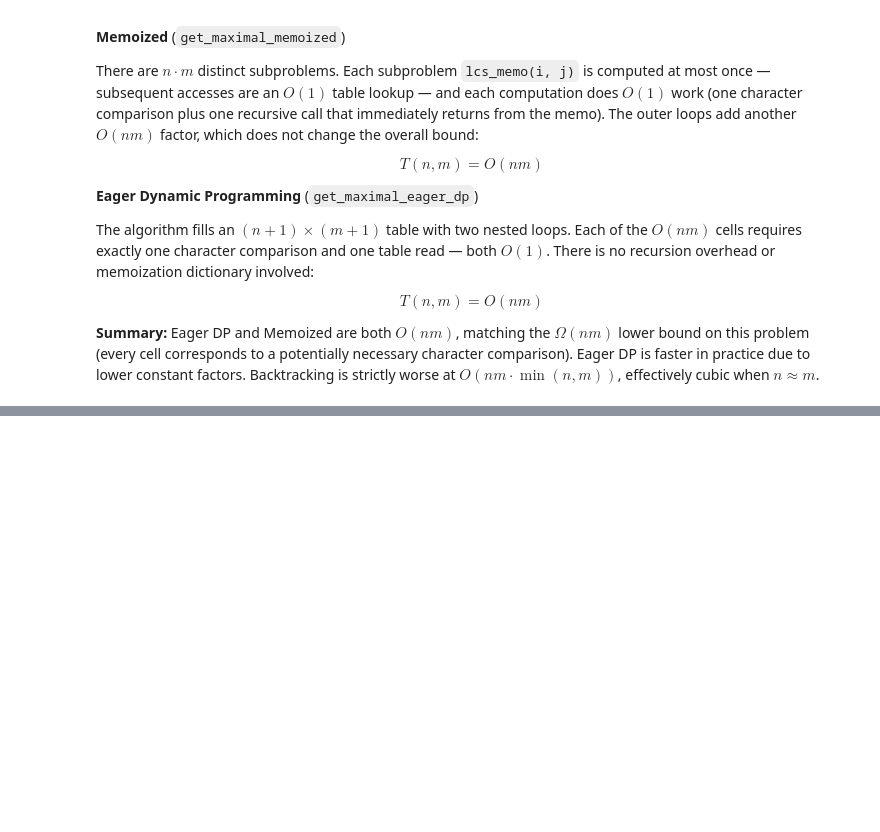
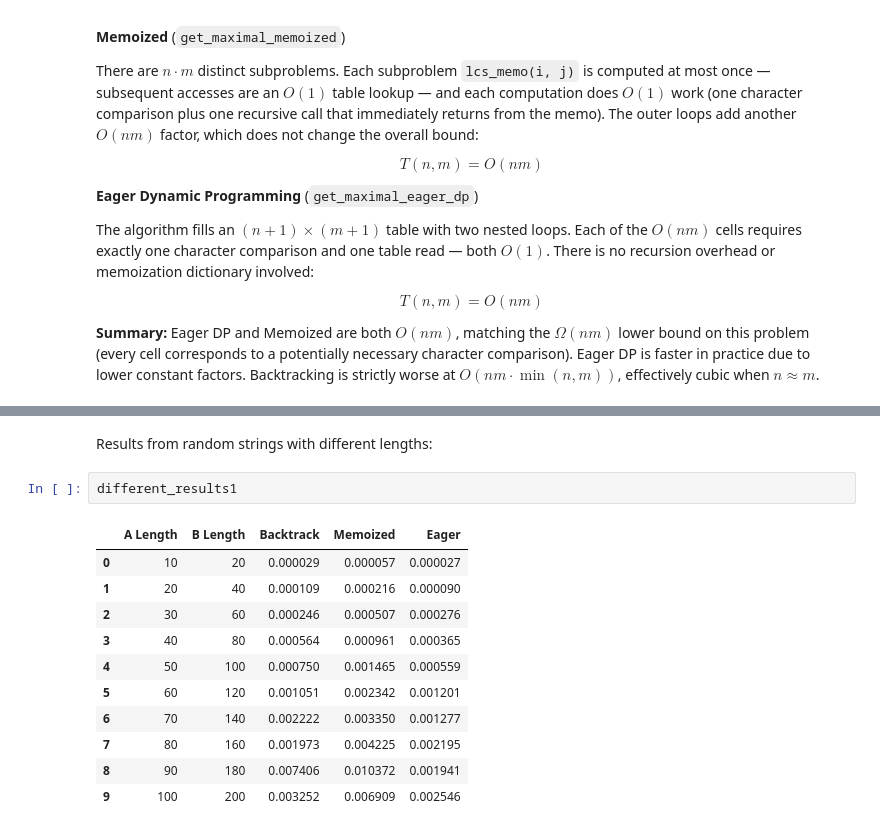
Before and after one commit to Schoenfeldsa/Algorithms_Project_3, a Jupyter notebook: program3.ipynb, the cells around one changed output, grey strips where cells are left out. Drawn from its saved outputs; the diff is of its cells as text; blank space fills up the shorter version.

```diff
--- a/program3.ipynb
+++ b/program3.ipynb
@@ -186,0 +300,16 @@ of your algorithm grows more slowly than the brute-force approach, this may indi
+# %% [markdown]
+Results from random strings with different lengths:
+# %%
+different_results1
+# %% [output]
+|  | A Length | B Length | Backtrack | Memoized | Eager |
+| 0 | 10 | 20 | 0.000029 | 0.000057 | 0.000027 |
+| 1 | 20 | 40 | 0.000109 | 0.000216 | 0.000090 |
+| 2 | 30 | 60 | 0.000246 | 0.000507 | 0.000276 |
+| 3 | 40 | 80 | 0.000564 | 0.000961 | 0.000365 |
+| 4 | 50 | 100 | 0.000750 | 0.001465 | 0.000559 |
+| 5 | 60 | 120 | 0.001051 | 0.002342 | 0.001201 |
+| 6 | 70 | 140 | 0.002222 | 0.003350 | 0.001277 |
+| 7 | 80 | 160 | 0.001973 | 0.004225 | 0.002195 |
+| 8 | 90 | 180 | 0.007406 | 0.010372 | 0.001941 |
+| 9 | 100 | 200 | 0.003252 | 0.006909 | 0.002546 |
```
Also changed, not shown: parts of 15 cells of this notebook.
